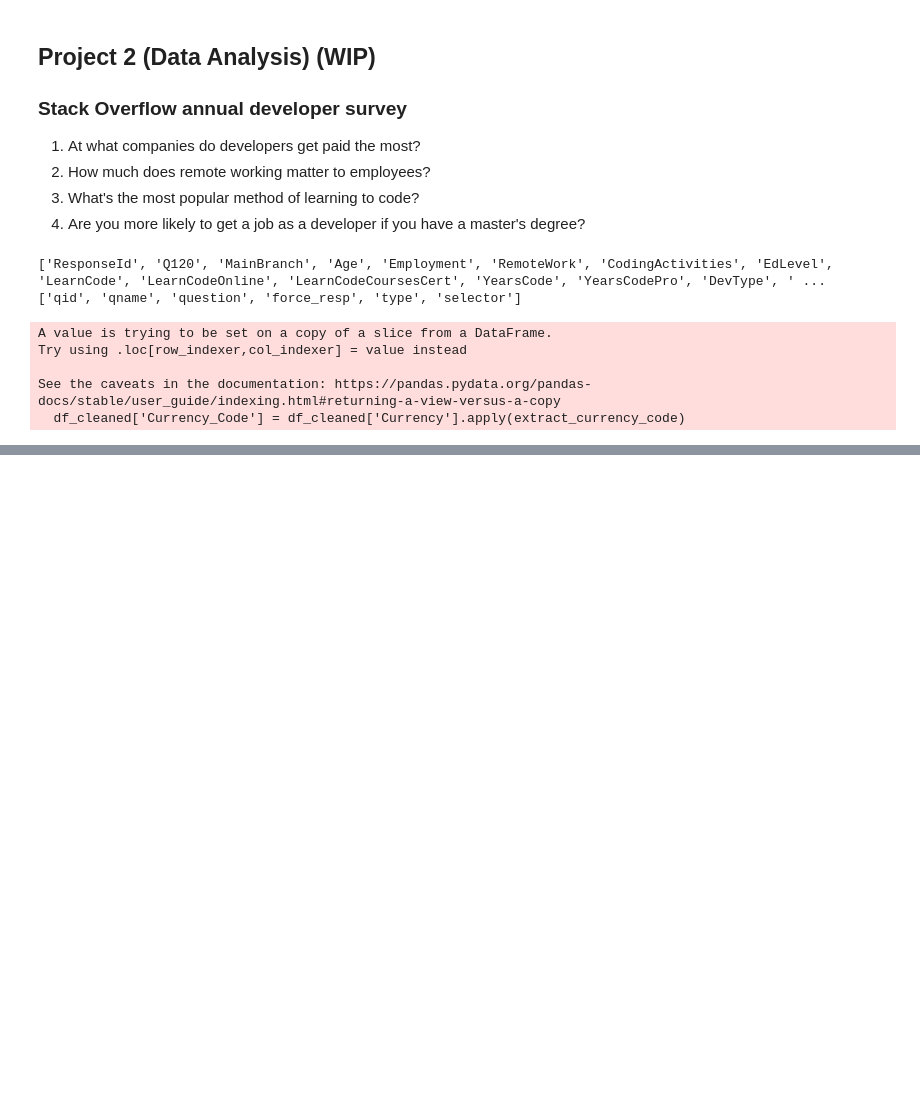
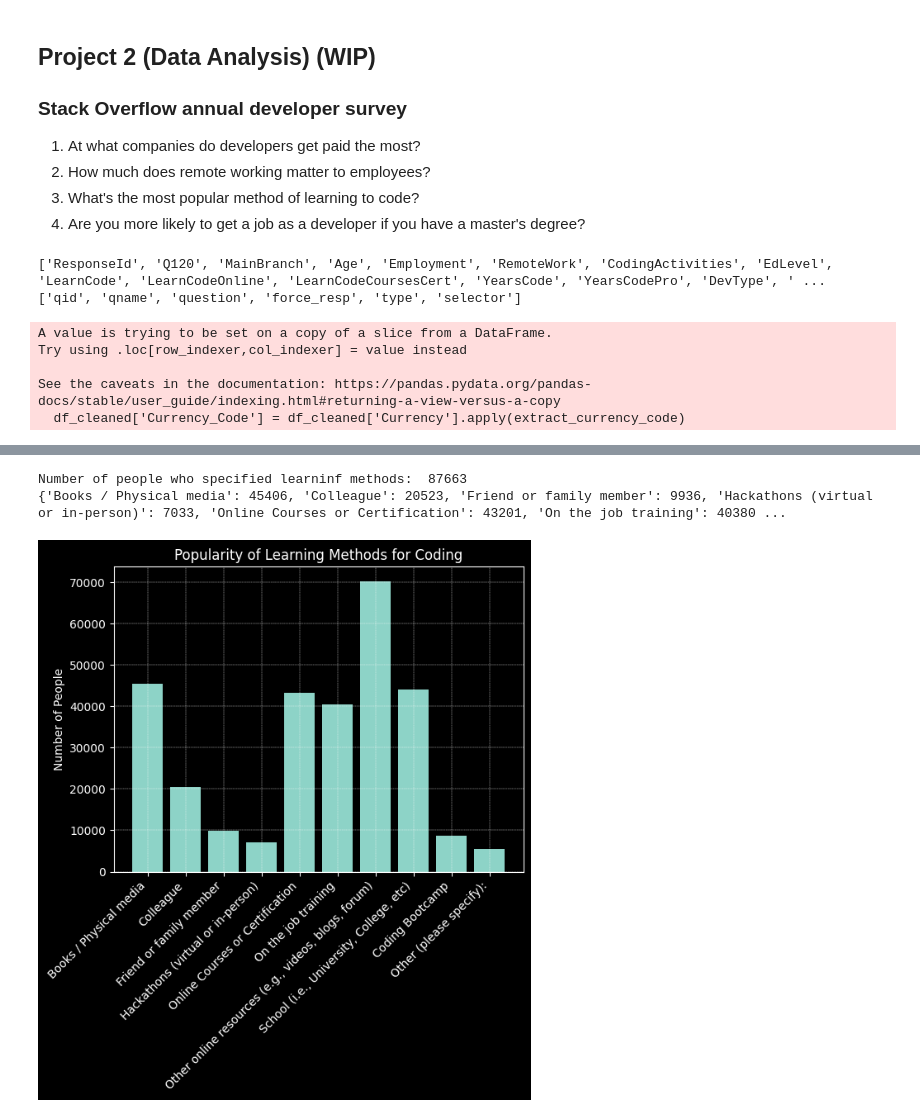
Before and after one commit to bmcgloughlin71/Data-With-Mo-Project-Challenges, a Jupyter notebook: Project_2/Project_2.ipynb, the cells around one changed output, grey strips where cells are left out. Cells and saved outputs as stored; diff of their text form; code cells hidden in the pictures; blank space fills up the shorter version.

```diff
--- a/Project_2/Project_2.ipynb
+++ b/Project_2/Project_2.ipynb
@@ -100,2 +195,35 @@ df_cleaned['Comp_USD'] = df_cleaned.apply(lambda row: currency_conv(api_key, row
 # %%
 # What's the most popular method of learning to code?
+
+
+def extract_learning_methods(entry, learn_methods_dict):
+    methods = re.split(r'[\;]+', entry)
+    for method in methods:
+        if method in learn_methods_dict:
+            learn_methods_dict[method] += 1
+        else:
+            learn_methods_dict[method] = 1
+
+
+df_learn_methods_cleaned = df.dropna(subset=['LearnCode']) # Clean
+print("Number of people who specified learninf methods: ", len(df_learn_methods_cleaned))
+learn_methods_dict = {}
+
+# Apply the function to each entry in the 'LearnCode' column
+df_learn_methods_cleaned['LearnCode'].apply(extract_learning_methods, args=(learn_methods_dict,))
+
+# Print the resulting dictionary
+print(learn_methods_dict)
+
+plt.style.use('dark_background')
+plt.bar(list(learn_methods_dict.keys()), list(learn_methods_dict.values()))
+plt.xticks(rotation=45, ha='right', color='white', fontsize=10)
+#plt.yscale('log')
+plt.grid(True, which='both', color='white', linestyle='--', linewidth=.3)
+plt.ylabel("Number of People")
+plt.title("Popularity of Learning Methods for Coding")
+plt.show()
+# %% [output]
+Number of people who specified learninf methods:  87663
+{'Books / Physical media': 45406, 'Colleague': 20523, 'Friend or family member': 9936, 'Hackathons (virtual or in-person)': 7033, 'Online Courses or Certification': 43201, 'On the job training': 40380 ...
+[figure, added]
```
Also changed, not shown: parts of 16 cells of this notebook.
